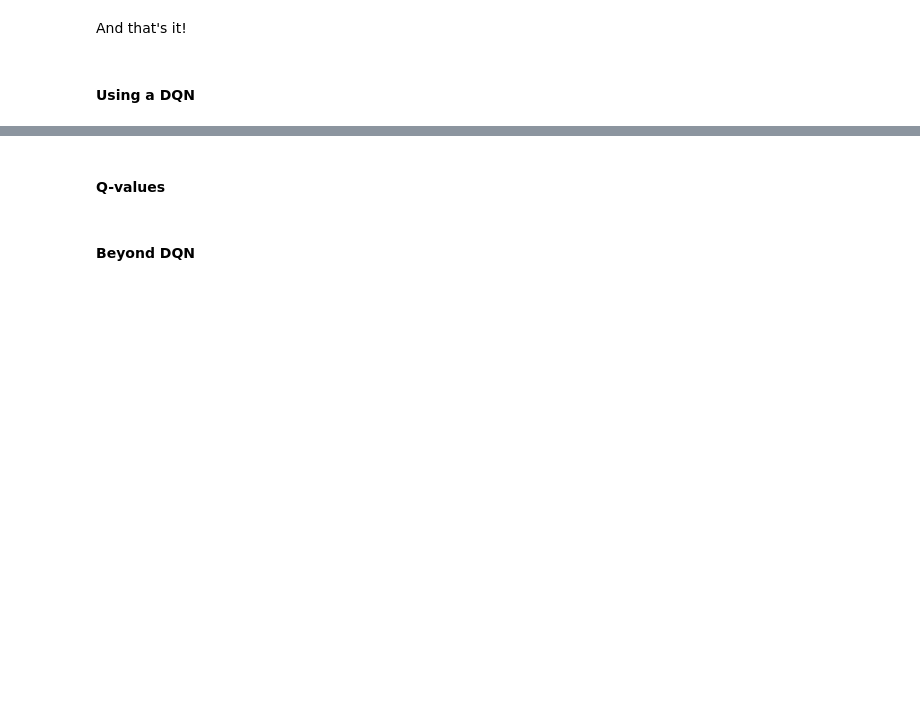
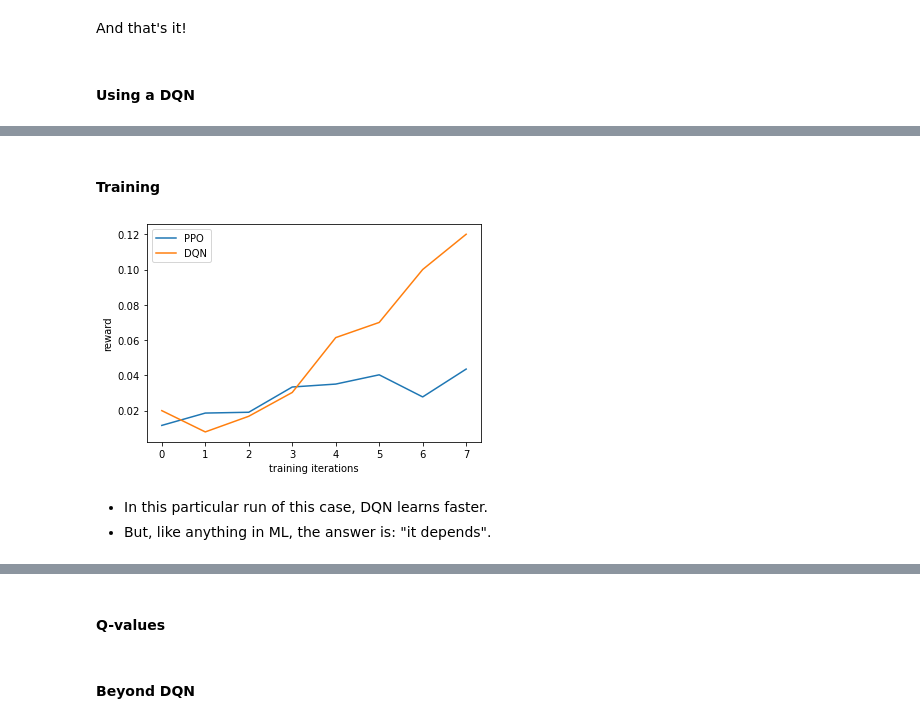
Before and after one commit to anyscale/rl-course, a Jupyter notebook: notebooks/05-under-the-hood/05_01_dqn.ipynb, the cells around one changed output, grey strips where cells are left out. Saved outputs shown, nothing was run; the diff lists cells and outputs as text; code cells hidden in the pictures; blank space fills up the shorter version.

```diff
--- a/notebooks/05-under-the-hood/05_01_dqn.ipynb
+++ b/notebooks/05-under-the-hood/05_01_dqn.ipynb
@@ -1,8 +1,14 @@
 # %% [markdown]
 ## RL algorithms
 # %%
+import gym
+
+import time
 import warnings
 warnings.filterwarnings("ignore", category=DeprecationWarning)
+
+import matplotlib.pyplot as plt
+plt.rcParams["font.size"] = 14
 # %% [markdown]
 #### RL algorithms
 
@@ -43,0 +46,6 @@ should show that for the recommender problem, acting deterministically without e
+# %%
+t = time.time()
+ppo_results = []
+for i in range(8):
+    ppo_results.append( ppo.train()["episode_reward_mean"] )
+print(f"Elapsed time {time.time()-t:.1f} s")
@@ -43,0 +55,6 @@ should show that for the recommender problem, acting deterministically without e
+# %%
+t = time.time()
+dqn_results = []
+for i in range(8):
+    dqn_results.append( dqn.train()["episode_reward_mean"] )
+print(f"Elapsed time {time.time()-t:.1f} s")
@@ -44 +65,14 @@ should show that for the recommender problem, acting deterministically without e
+# %% [markdown]
+#### Training
+# %%
+plt.plot(ppo_results, label="PPO")
+plt.plot(dqn_results, label="DQN")
+plt.legend();
+plt.xlabel("training iterations");
+plt.ylabel("reward");
+# %% [output]
+[figure, added]
+# %% [markdown]
+- In this particular run of this case, DQN learns faster.
+- But, like anything in ML, the answer is: "it depends".
 # %% [markdown]
```
Also changed, not shown: parts of 15 cells of this notebook.
